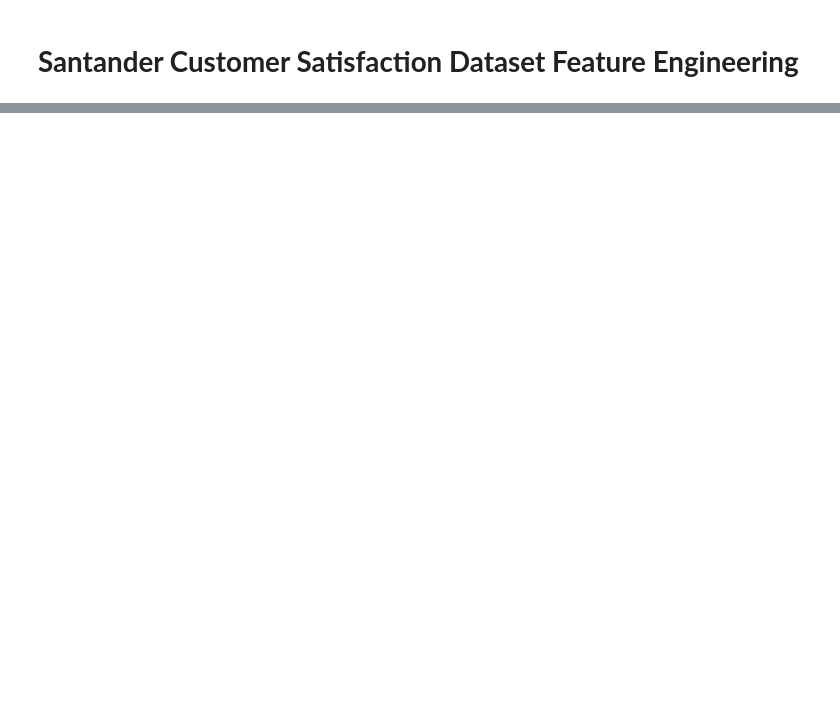
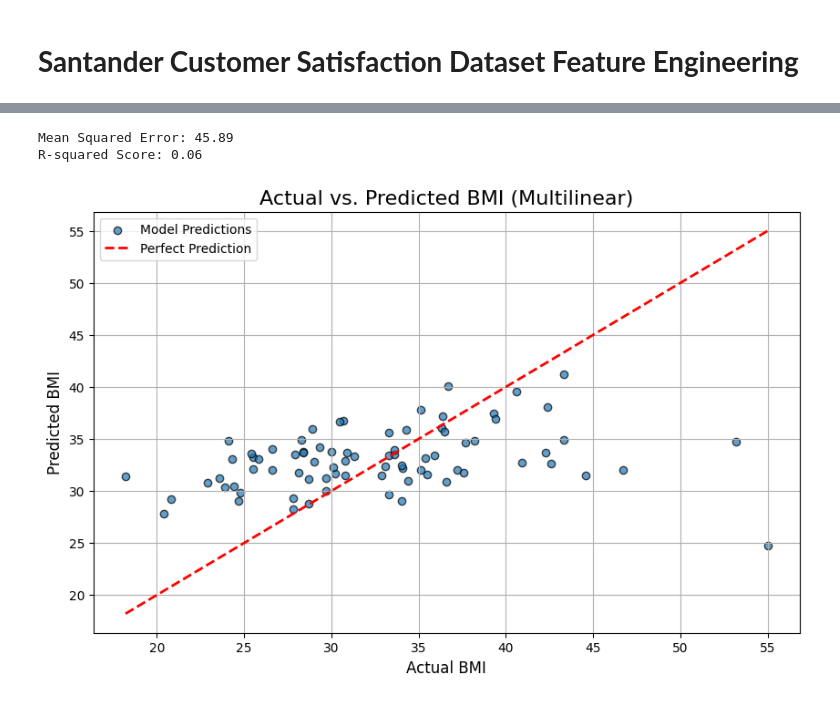
Before and after one commit to shrav-jally/ML_lab_sem5, a Jupyter notebook: sem5-ml.ipynb, the cells around one changed output, grey strips where cells are left out. Cells and saved outputs as stored; diff of their text form; code cells hidden in the pictures; blank space fills up the shorter version.

```diff
--- a/sem5-ml.ipynb
+++ b/sem5-ml.ipynb
@@ -1641,0 +1420,47 @@ print('Best subset (names):', list(X_train.columns[list(sfs1.k_feature_idx_)]))
+# %%
+import pandas as pd
+import numpy as np
+from sklearn.model_selection import train_test_split
+from sklearn.linear_model import LinearRegression
+from sklearn.metrics import mean_squared_error, r2_score
+import matplotlib.pyplot as plt
+
+features = ['Glucose', 'BloodPressure', 'Insulin', 'Age', 'BMI']
+df_multi = df[features].copy()
+df_multi[features] = df_multi[features].replace(0, np.nan)
+df_multi.dropna(inplace=True)
+
+X_multi = df_multi[['Glucose', 'BloodPressure', 'Insulin', 'Age']]
+y_multi = df_multi['BMI']
+
+X_train_multi, X_test_multi, y_train_multi, y_test_multi = train_test_split(X_multi, y_multi, test_size=0.2, random_state=42)
+
+multi_reg = LinearRegression()
+multi_reg.fit(X_train_multi, y_train_multi)
+
+y_pred_multi = multi_reg.predict(X_test_multi)
+
+mse_multi = mean_squared_error(y_test_multi, y_pred_multi)
+r2_multi = r2_score(y_test_multi, y_pred_multi)
+print(f'Mean Squared Error: {mse_multi:.2f}')
+print(f'R-squared Score: {r2_multi:.2f}')
+
+plt.figure(figsize=(10, 6))
+plt.scatter(y_test_multi, y_pred_multi, alpha=0.7, edgecolors='k', label='Model Predictions')
+
+line_start = min(y_test_multi.min(), y_pred_multi.min())
+line_end = max(y_test_multi.max(), y_pred_multi.max())
+plt.plot([line_start, line_end], [line_start, line_end], color='red', linestyle='--', linewidth=2, label='Perfect Prediction')
+
+
+
+plt.title('Actual vs. Predicted BMI (Multilinear)', fontsize=16)
+plt.xlabel('Actual BMI', fontsize=12)
+plt.ylabel('Predicted BMI', fontsize=12)
+plt.legend()
+plt.grid(True)
+plt.show()
+# %% [output]
+Mean Squared Error: 45.89
+R-squared Score: 0.06
+[figure, added]
```
Also changed, not shown: parts of 68 cells of this notebook.
